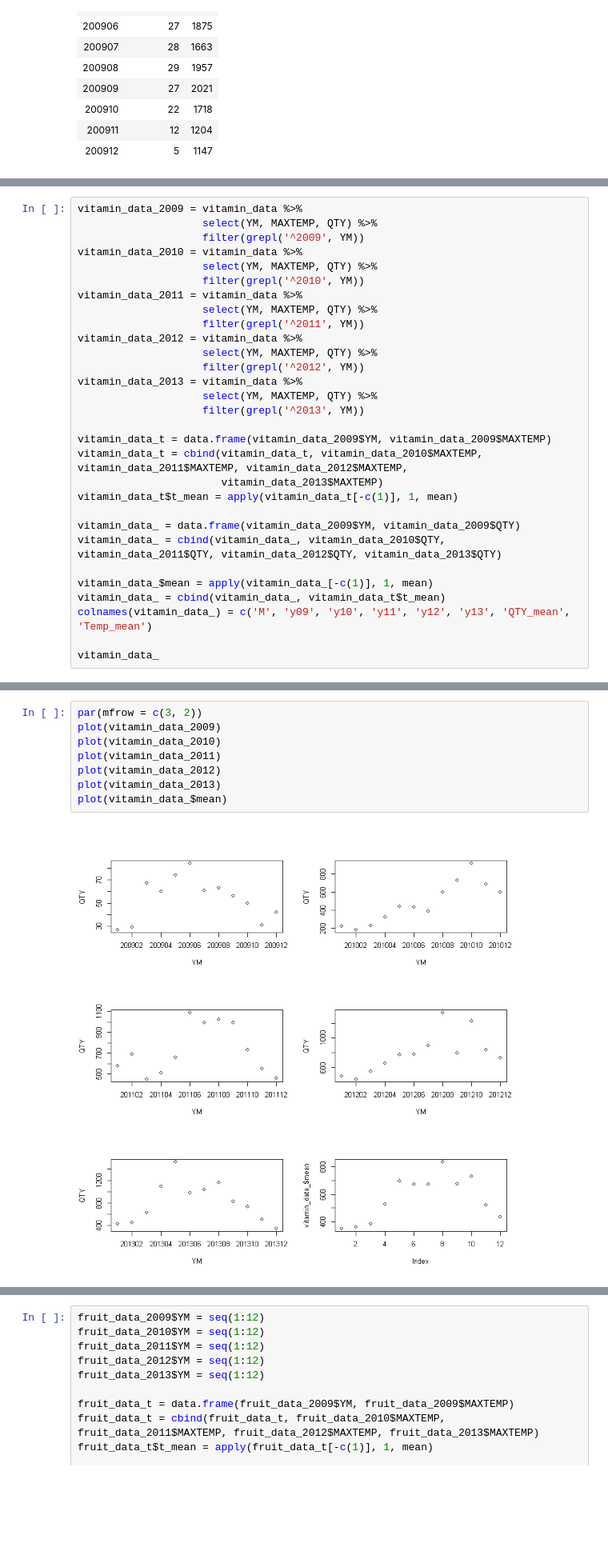
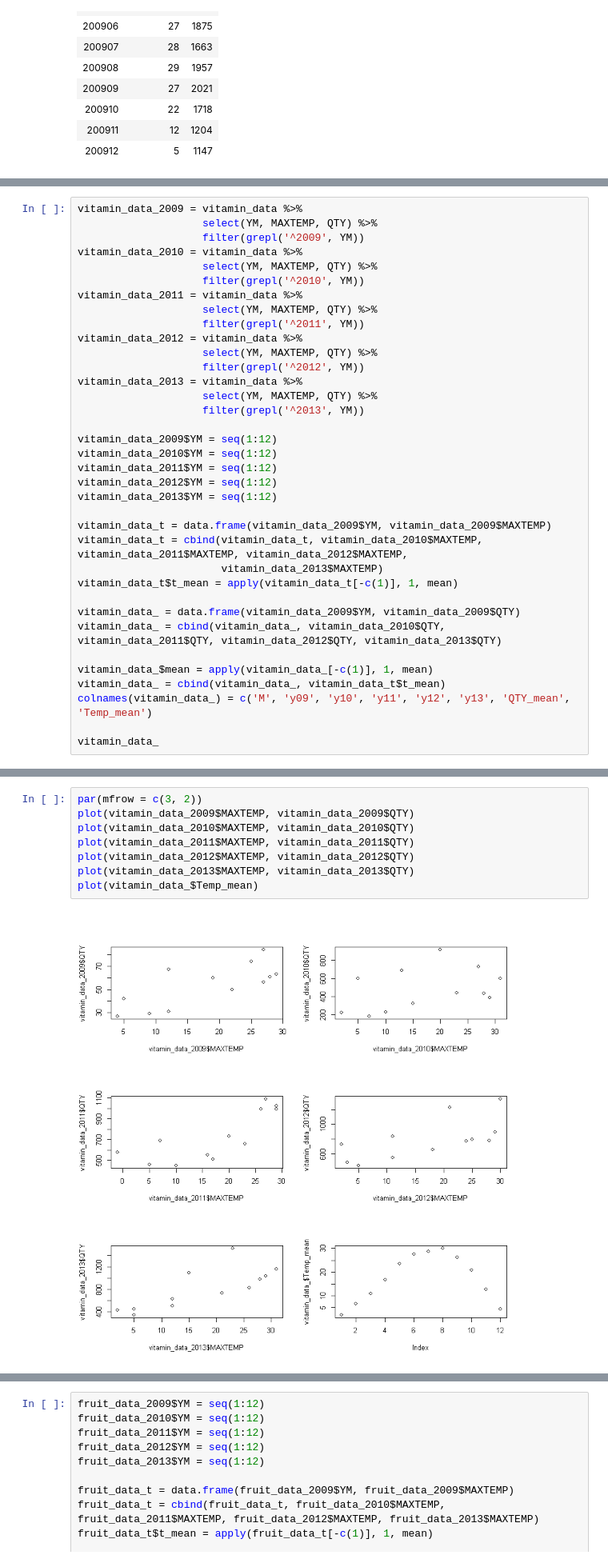
Before and after one commit to Seungki-Jeong/R_Practice, a Jupyter notebook: 개인.ipynb, the cells around one changed output, grey strips where cells are left out. Shown: that part at 80% size. Drawn from its saved outputs; the diff is of its cells as text; blank space fills up the shorter version.

```diff
--- a/개인.ipynb
+++ b/개인.ipynb
@@ -184,6 +447,12 @@ vitamin_data_2013 = vitamin_data %>%
                     select(YM, MAXTEMP, QTY) %>%
                     filter(grepl('^2013', YM))
 
+vitamin_data_2009$YM = seq(1:12)
+vitamin_data_2010$YM = seq(1:12)
+vitamin_data_2011$YM = seq(1:12)
+vitamin_data_2012$YM = seq(1:12)
+vitamin_data_2013$YM = seq(1:12)
+
 vitamin_data_t = data.frame(vitamin_data_2009$YM, vitamin_data_2009$MAXTEMP)
 vitamin_data_t = cbind(vitamin_data_t, vitamin_data_2010$MAXTEMP, vitamin_data_2011$MAXTEMP, vitamin_data_2012$MAXTEMP,
                        vitamin_data_2013$MAXTEMP)
@@ -214,13 +483,13 @@ vitamin_data_
 # %%
 par(mfrow = c(3, 2))
-plot(vitamin_data_2009)
-plot(vitamin_data_2010)
-plot(vitamin_data_2011)
-plot(vitamin_data_2012)
-plot(vitamin_data_2013)
-plot(vitamin_data_$mean)
+plot(vitamin_data_2009$MAXTEMP, vitamin_data_2009$QTY)
+plot(vitamin_data_2010$MAXTEMP, vitamin_data_2010$QTY)
+plot(vitamin_data_2011$MAXTEMP, vitamin_data_2011$QTY)
+plot(vitamin_data_2012$MAXTEMP, vitamin_data_2012$QTY)
+plot(vitamin_data_2013$MAXTEMP, vitamin_data_2013$QTY)
+plot(vitamin_data_$Temp_mean)
 # %% [output]
-[figure, old version]
+[figure, new version]
 # %%
 tea_data_2009 = tea_data %>%
                     select(YM, MAXTEMP, QTY) %>%
```
Also changed, not shown: parts of 37 cells of this notebook.
